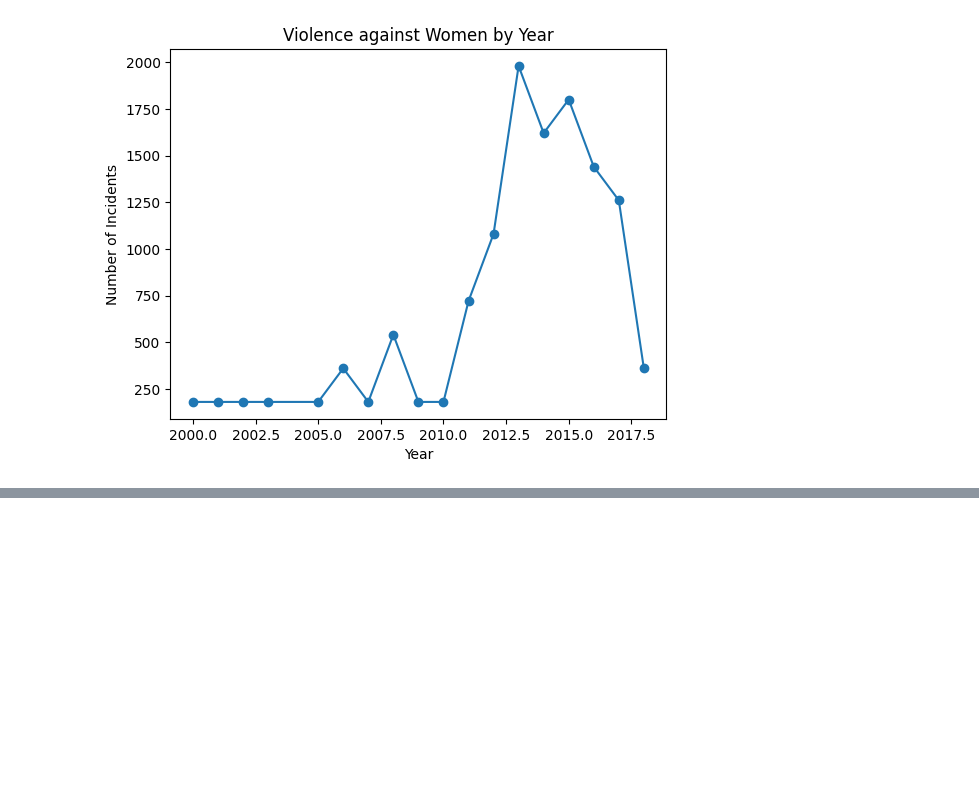
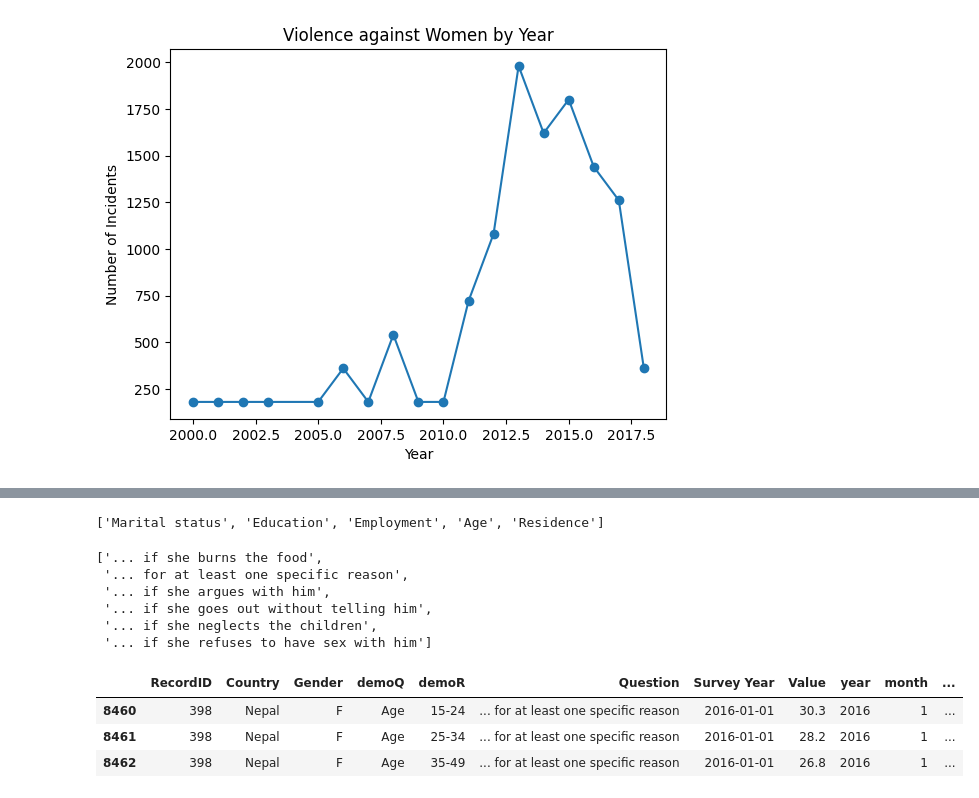
Before and after one commit to prerana30/Gender_violence, a Jupyter notebook: code.ipynb, the cells around one changed output, grey strips where cells are left out. Drawn from its saved outputs; the diff is of its cells as text; code cells hidden in the pictures; blank space fills up the shorter version.

Commit message:
Specifically for Nepal

```diff
--- a/code.ipynb
+++ b/code.ipynb
@@ -147,0 +170,21 @@ plt.show()
+# %%
+df['demoQ'].unique().tolist()
+# %% [output]
+['Marital status', 'Education', 'Employment', 'Age', 'Residence']
+# %%
+df.Question.unique().tolist()
+# %% [output]
+['... if she burns the food',
+ '... for at least one specific reason',
+ '... if she argues with him',
+ '... if she goes out without telling him',
+ '... if she neglects the children',
+ '... if she refuses to have sex with him']
+# %%
+Nepal=df[df.Country=='Nepal']
+Nepal.head(3)
+# %% [output]
+|  | RecordID | Country | Gender | demoQ | demoR | Question | Survey Year | Value | year | month | ... |
+| 8460 | 398 | Nepal | F | Age | 15-24 | ... for at least one specific reason | 2016-01-01 | 30.3 | 2016 | 1 | ... |
+| 8461 | 398 | Nepal | F | Age | 25-34 | ... for at least one specific reason | 2016-01-01 | 28.2 | 2016 | 1 | ... |
+| 8462 | 398 | Nepal | F | Age | 35-49 | ... for at least one specific reason | 2016-01-01 | 26.8 | 2016 | 1 | ... |
```
Also changed, not shown: parts of 2 cells of this notebook.
